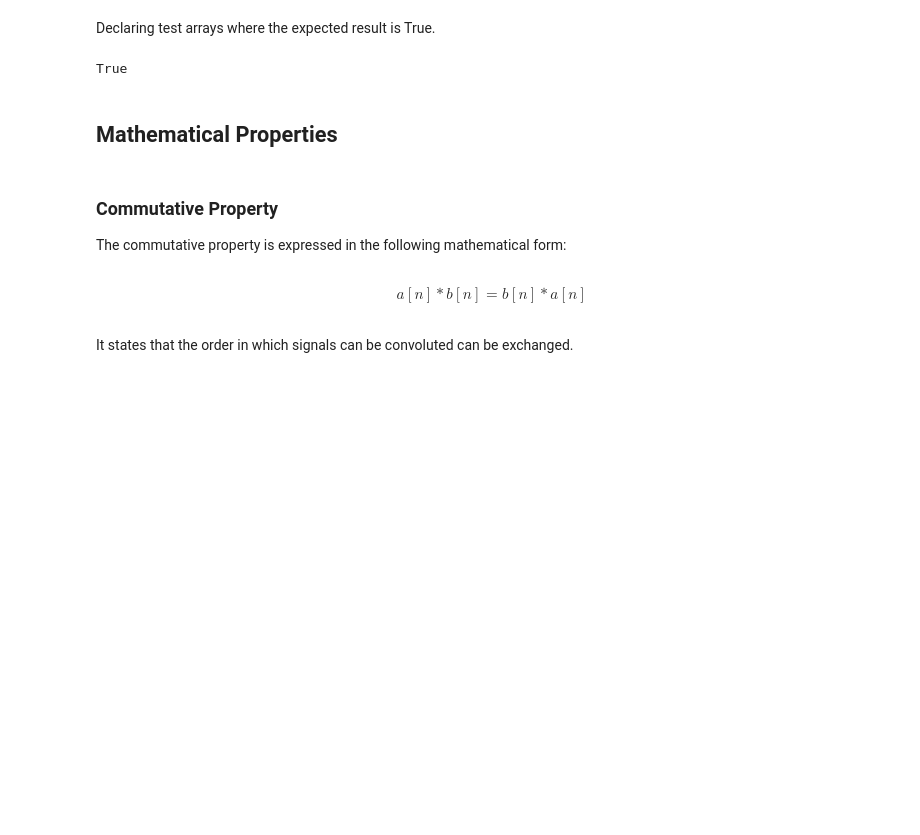
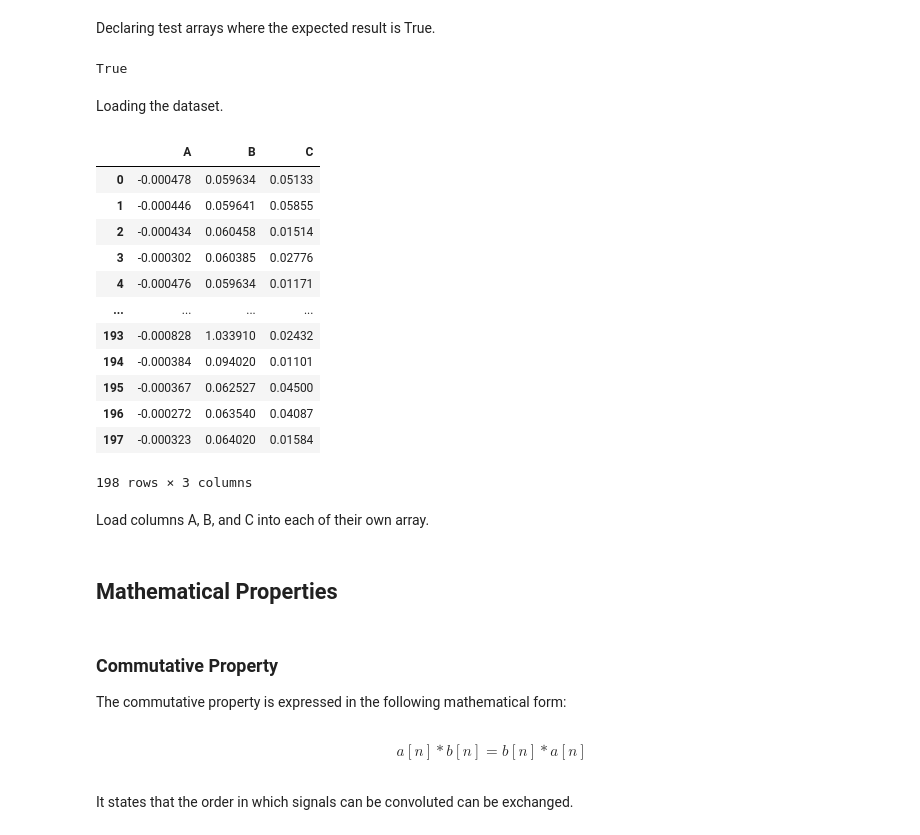
Before and after one commit to paucabral/dsp-activities, a Jupyter notebook: Activity 5 - Proving Mathematical Properties.ipynb, the cells around one changed output. Drawn from its saved outputs; the diff is of its cells as text; code cells hidden in the pictures; blank space fills up the shorter version.

```diff
--- a/Activity 5 - Proving Mathematical Properties.ipynb
+++ b/Activity 5 - Proving Mathematical Properties.ipynb
@@ -59,3 +63,28 @@ y = [3, 1, 5, 2, 0]
 checkArraysEqual(x,y)
 # %% [output]
 True
+# %% [markdown]
+Loading the dataset.
+# %%
+DATASET_DIR = './dataset' # Dataset directory.
+DATASET_FILENAME = 'convolution test.csv' # File name of the dataset to be loaded.
+FILEPATH = "{}/{}".format(DATASET_DIR, DATASET_FILENAME)
+
+df = pd.read_csv(FILEPATH) # Load the .csv file into a data frame.
+df # Preview the data frame.
+# %% [output]
+|  | A | B | C |
+| 0 | -0.000478 | 0.059634 | 0.05133 |
+| 1 | -0.000446 | 0.059641 | 0.05855 |
+| 2 | -0.000434 | 0.060458 | 0.01514 |
+| 3 | -0.000302 | 0.060385 | 0.02776 |
+| 4 | -0.000476 | 0.059634 | 0.01171 |
+| ... | ... | ... | ... |
+| 193 | -0.000828 | 1.033910 | 0.02432 |
+| 194 | -0.000384 | 0.094020 | 0.01101 |
+| 195 | -0.000367 | 0.062527 | 0.04500 |
+| 196 | -0.000272 | 0.063540 | 0.04087 |
+| 197 | -0.000323 | 0.064020 | 0.01584 |
+198 rows × 3 columns
+# %% [markdown]
+Load columns A, B, and C into each of their own array.
```
Also changed, not shown: parts of 33 cells of this notebook, 1 other file.
